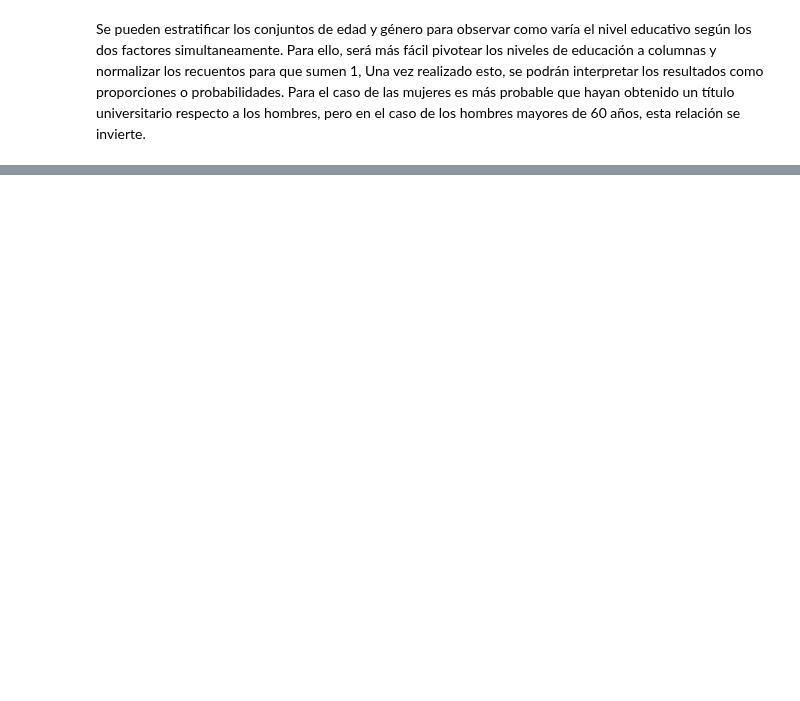
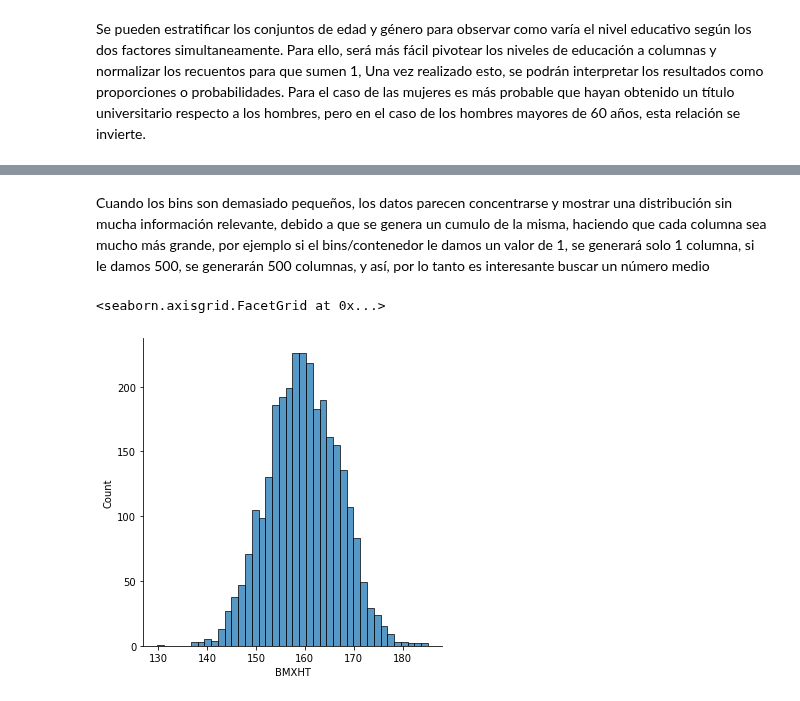
Before and after one commit to onavarrete04/Introduccion-Ciencia-Datos, a Jupyter notebook: Caso Univariable NHANES.ipynb, the cells around one changed output, grey strips where cells are left out. Drawn from its saved outputs; the diff is of its cells as text; code cells hidden in the pictures; blank space fills up the shorter version.

```diff
--- a/Caso Univariable NHANES.ipynb
+++ b/Caso Univariable NHANES.ipynb
@@ -358,0 +513,10 @@ agegrp   RIAGENDRx
+# %% [markdown]
+Cuando los bins son demasiado pequeños, los datos parecen concentrarse y mostrar una distribución sin mucha información relevante, debido a que se genera un cumulo de la misma, haciendo que cada columna sea mucho más grande, por ejemplo si el bins/contenedor le damos un valor de 1, se generará solo 1 columna, si le damos 500, se generarán 500 columnas, y así, por lo tanto es interesante buscar un número medio
+# %%
+# Femenino
+df = data.loc[data.RIAGENDRx == "Femenino"]
+
+sns.displot(df.BMXHT)
+# %% [output]
+<seaborn.axisgrid.FacetGrid at 0x...>
+[figure, added]
```
Also changed, not shown: parts of 25 cells of this notebook.
